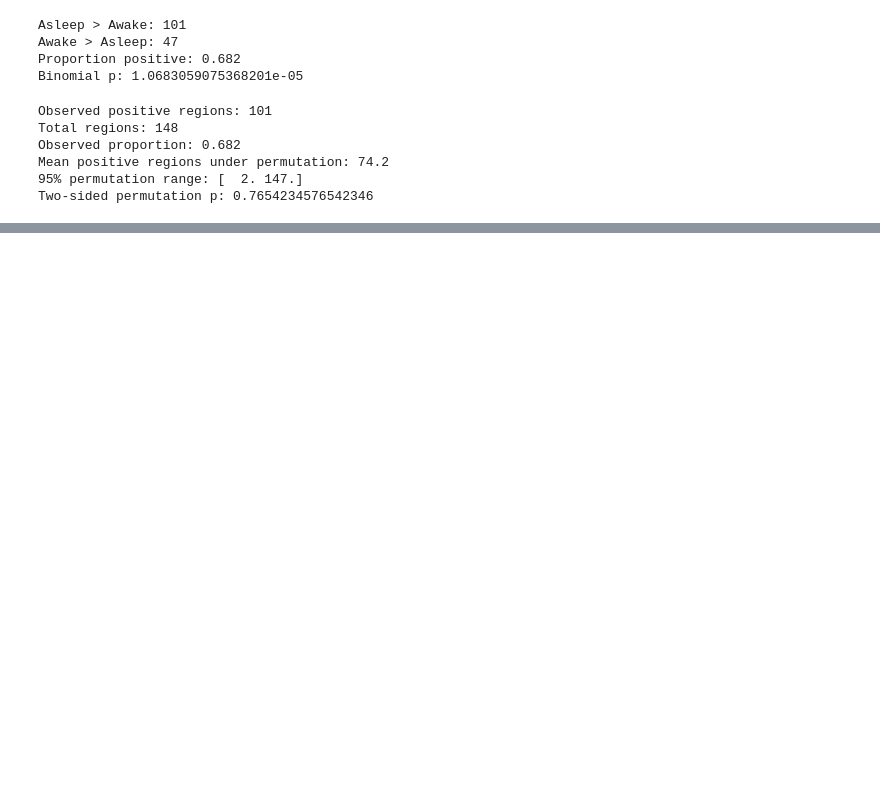
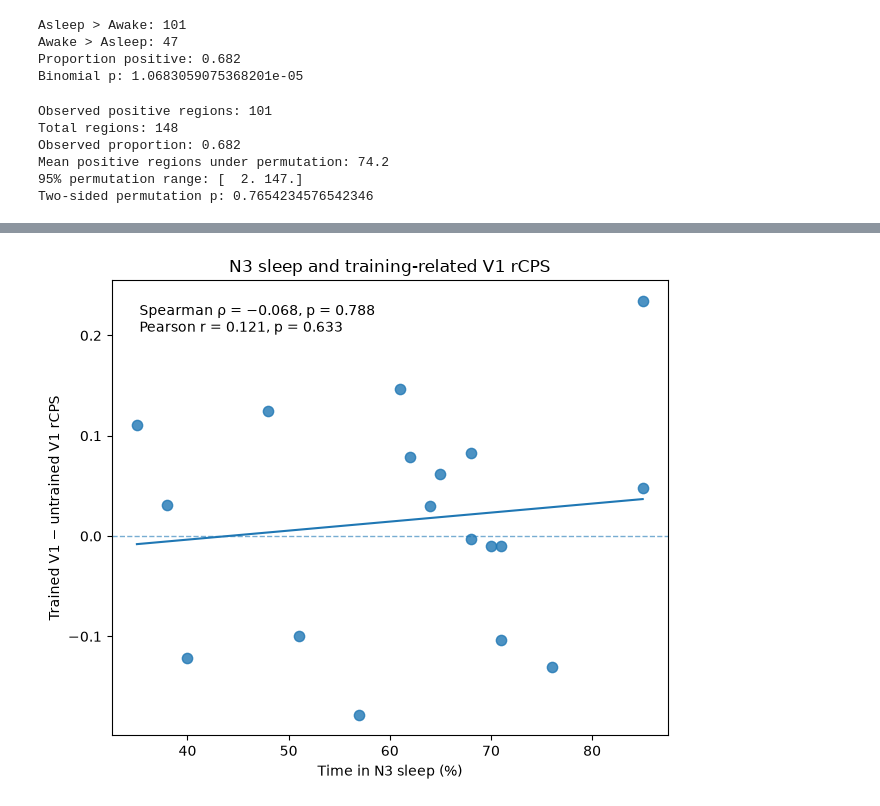
Before and after one commit to hamdhaanees/pet-memory-consolidation, a Jupyter notebook: PET_memory_consolidation.ipynb, the cells around one changed output, grey strips where cells are left out. Saved outputs shown, nothing was run; the diff lists cells and outputs as text; code cells hidden in the pictures; blank space fills up the shorter version.

```diff
--- a/PET_memory_consolidation.ipynb
+++ b/PET_memory_consolidation.ipynb
@@ -2432,0 +2675,15 @@ Independently of the biological null result, the project demonstrates an end-to-
+# %%
+metadata_files = sorted(metadata_dir.glob("*_sessions.tsv"))
+
+print("Session files:", len(metadata_files))
+
+# Inspect one sleeping participant
+test = pd.read_csv(
+    metadata_dir / "sub-SM09_sessions.tsv",
+    sep="\t"
+)
+
+print("\nColumns:")
+print(test.columns.tolist())
+
+display(test)
@@ -2432,0 +2902,38 @@ Independently of the biological null result, the project demonstrates an end-to-
+# %%
+x = asleep_sleep["stage_3"]
+y = asleep_sleep["difference"]
+
+fig, ax = plt.subplots(figsize=(6.5, 5.5))
+
+ax.scatter(x, y, s=55, alpha=0.8)
+
+# Descriptive linear trend
+slope, intercept = np.polyfit(x, y, 1)
+x_line = np.linspace(x.min(), x.max(), 100)
+ax.plot(x_line, intercept + slope * x_line)
+
+ax.axhline(0, linestyle="--", linewidth=1, alpha=0.6)
+
+ax.set_xlabel("Time in N3 sleep (%)")
+ax.set_ylabel("Trained V1 − untrained V1 rCPS")
+ax.set_title("N3 sleep and training-related V1 rCPS")
+
+ax.text(
+    0.05, 0.95,
+    "Spearman ρ = −0.068, p = 0.788\n"
+    "Pearson r = 0.121, p = 0.633",
+    transform=ax.transAxes,
+    va="top"
+)
+
+plt.tight_layout()
+
+plt.savefig(
+    figures_dir / "n3_training_v1_association.png",
+    dpi=300,
+    bbox_inches="tight"
+)
+
+plt.show()
+# %% [output]
+[figure, added]
```
Also changed, not shown: parts of 78 cells of this notebook.
